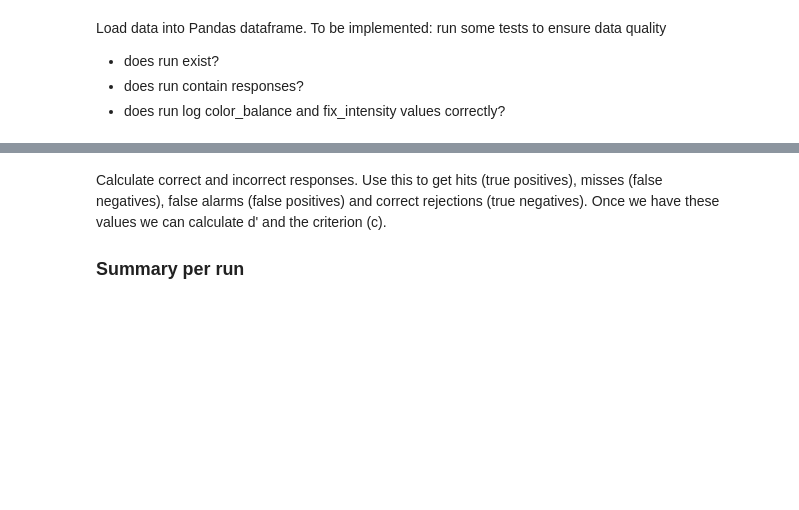
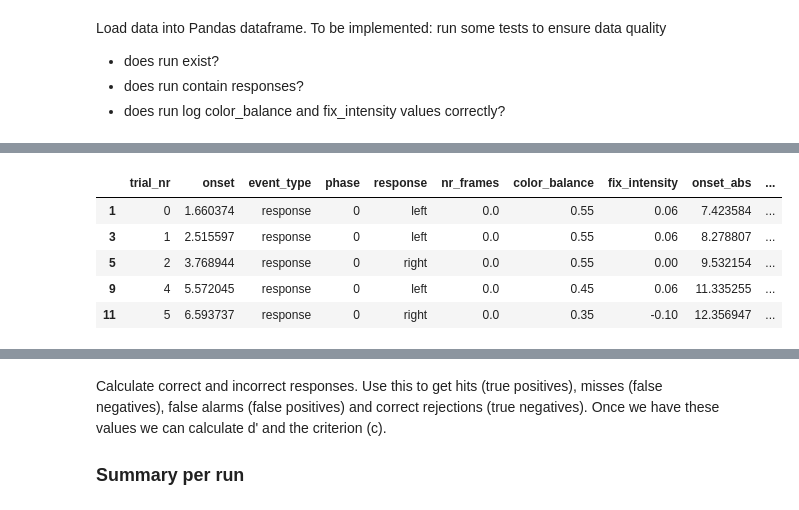
Before and after one commit to sumiyaabdi/PRF_Experiment_Checkers, a Jupyter notebook: Experiment/analysis/analysis.ipynb, the cells around one changed output, grey strips where cells are left out. Saved outputs shown, nothing was run; the diff lists cells and outputs as text; code cells hidden in the pictures; blank space fills up the shorter version.

```diff
--- a/Experiment/analysis/analysis.ipynb
+++ b/Experiment/analysis/analysis.ipynb
@@ -58,0 +69,12 @@ df[df['event_type'] == 'response'].head(25)
+# %%
+df.loc[np.hstack((true_left,true_right)), 'correct'] = 1
+df.loc[np.hstack((false_left,false_right)), 'correct'] = 0
+df = df.dropna() # drop where color balance = 0.5
+df.head()
+# %% [output]
+|  | trial_nr | onset | event_type | phase | response | nr_frames | color_balance | fix_intensity | onset_abs | ... |
+| 1 | 0 | 1.660374 | response | 0 | left | 0.0 | 0.55 | 0.06 | 7.423584 | ... |
+| 3 | 1 | 2.515597 | response | 0 | left | 0.0 | 0.55 | 0.06 | 8.278807 | ... |
+| 5 | 2 | 3.768944 | response | 0 | right | 0.0 | 0.55 | 0.00 | 9.532154 | ... |
+| 9 | 4 | 5.572045 | response | 0 | left | 0.0 | 0.45 | 0.06 | 11.335255 | ... |
+| 11 | 5 | 6.593737 | response | 0 | right | 0.0 | 0.35 | -0.10 | 12.356947 | ... |
```
Also changed, not shown: parts of 15 cells of this notebook, 4 other files.
